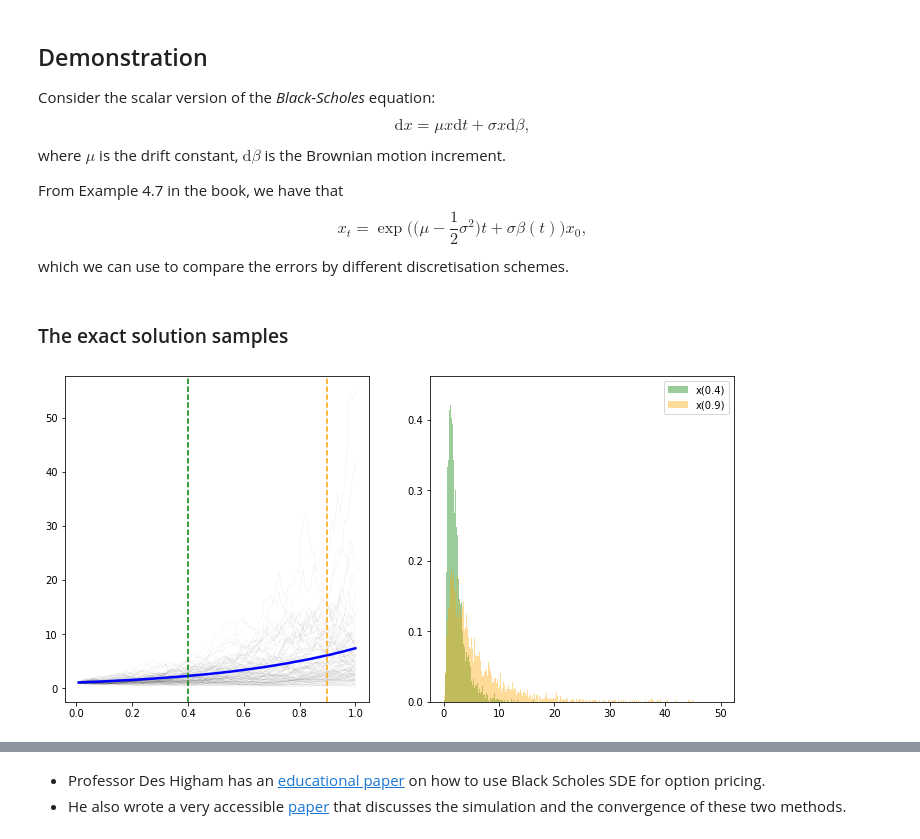
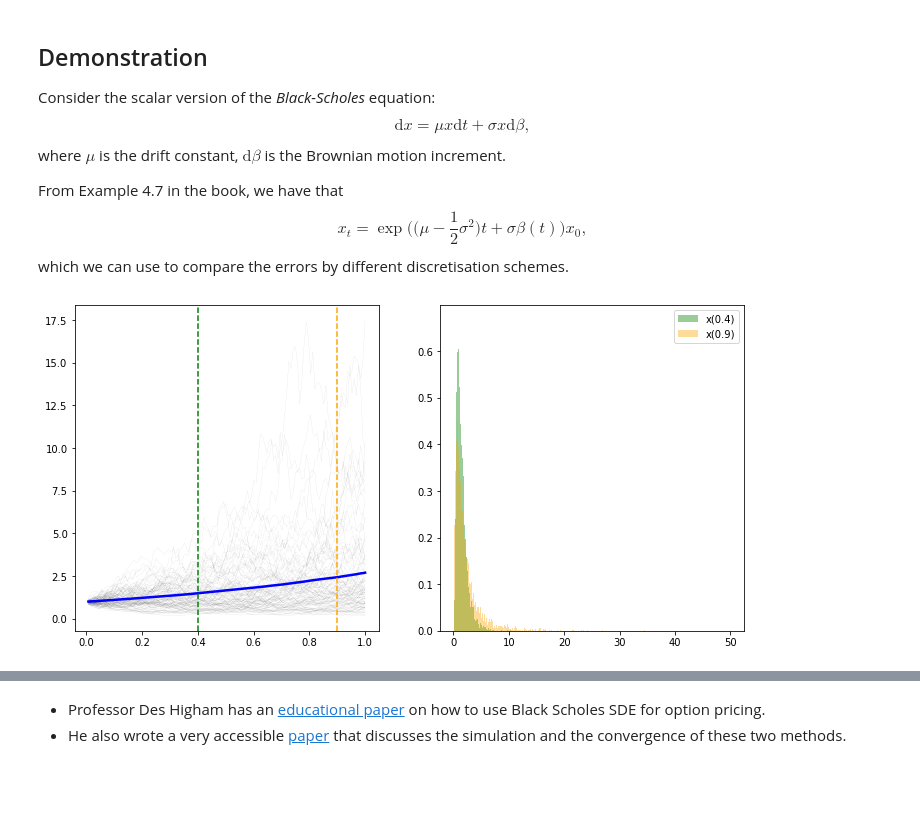
Before and after one commit to jp2011/sdes-notes, a Jupyter notebook: numerical-simulation-sdes.ipynb, the cells around one changed output, grey strips where cells are left out. Cells and saved outputs as stored; diff of their text form; code cells hidden in the pictures; blank space fills up the shorter version.

```diff
--- a/numerical-simulation-sdes.ipynb
+++ b/numerical-simulation-sdes.ipynb
@@ -232,10 +238,8 @@ $$
 x_t = \exp\bigg( \big( \mu - \frac{1}{2} \sigma^2 \big) t + \sigma \beta(t) \bigg) x_0,
 $$
 which we can use to compare the errors by different discretisation schemes.
-# %% [markdown]
-### The exact solution samples
 # %%
-mu, sigma, x0 = 2, 1, 1
+mu, sigma, x0 = 1, 1, 1
 
 # Simulation parameters
 T, N = 1, 2**7
@@ -252,21 +256,24 @@ B  = np.cumsum(dB, axis=1)
 
 x = x0 * np.exp((sigma * B) + ((mu - 0.5 * sigma**2) * t)[np.newaxis, :])
 
-max_x = 50
+def plot_paths():
+    max_x = 50
+    fig, axes = plt.subplots(1, 2, figsize=(12, 6))
 
-fig, axes = plt.subplots(1, 2, figsize=(12, 6))
+    # Left figure
+    for i in range(100):
+        axes[0].plot(t, x[i], linewidth=0.1, alpha=0.3, color='black')
+    axes[0].plot(t, np.mean(x, axis=0), linewidth=2.5, color='blue', alpha=1.0)
+    axes[0].axvline(x=loc_1, linestyle='--', color='green', alpha=1.0)
+    axes[0].axvline(x=loc_2, linestyle='--', color='orange', alpha=1.0)
 
-# Left figure
-for i in range(100):
-    axes[0].plot(t, x[i], linewidth=0.1, alpha=0.3, color='black')
-axes[0].plot(t, np.mean(x, axis=0), linewidth=2.5, color='blue', alpha=1.0)
-axes[0].axvline(x=loc_1, linestyle='--', color='green', alpha=1.0)
-axes[0].axvline(x=loc_2, linestyle='--', color='orange', alpha=1.0)
-
-# Right figure
-axes[1].hist(x[:, int(loc_1 * N)], range=(np.min(x), max_x), bins=1000, density=1.0, color='green', alpha=0.4, label=f"x({loc_1})")
-axes[1].hist(x[:, int(loc_2 * N)], range=(np.min(x), max_x), bins=1000, density=1.0, color='orange', alpha=0.4, label=f"x({loc_2})")
-axes[1].legend();
+    # Right figure
+    axes[1].hist(x[:, int(loc_1 * N)], range=(np.min(x), max_x), bins=1000, density=1.0, color='green', alpha=0.4, label=f"x({loc_1})")
+    axes[1].hist(x[:, int(loc_2 * N)], range=(np.min(x), max_x), bins=1000, density=1.0, color='orange', alpha=0.4, label=f"x({loc_2})")
+    axes[1].legend();
+    plt.show()
-# %% [output]
-[figure, removed]
+# %%
+plot_paths()
+# %% [output]
+[figure, added]
 # %%
```
Also changed, not shown: parts of 21 cells of this notebook.
